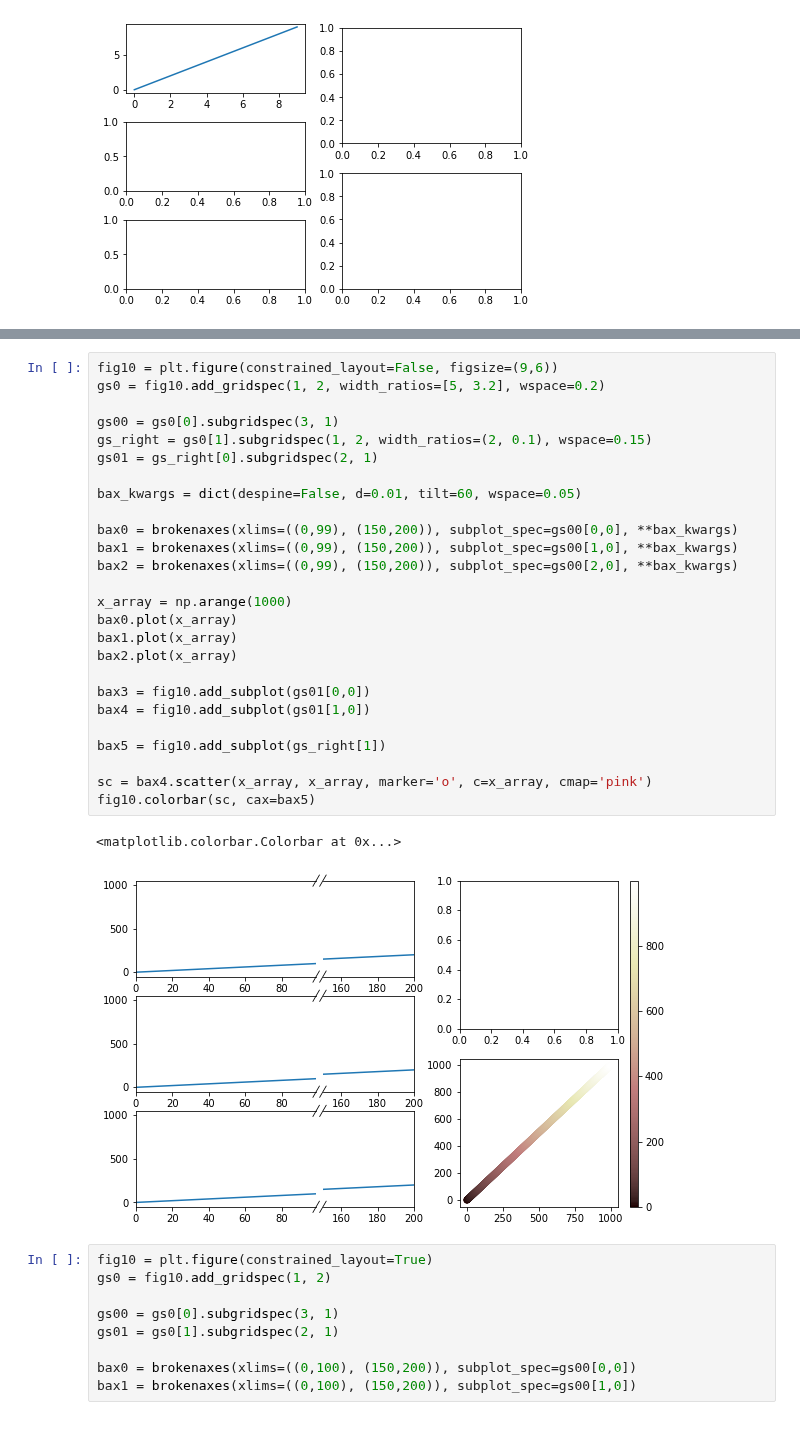
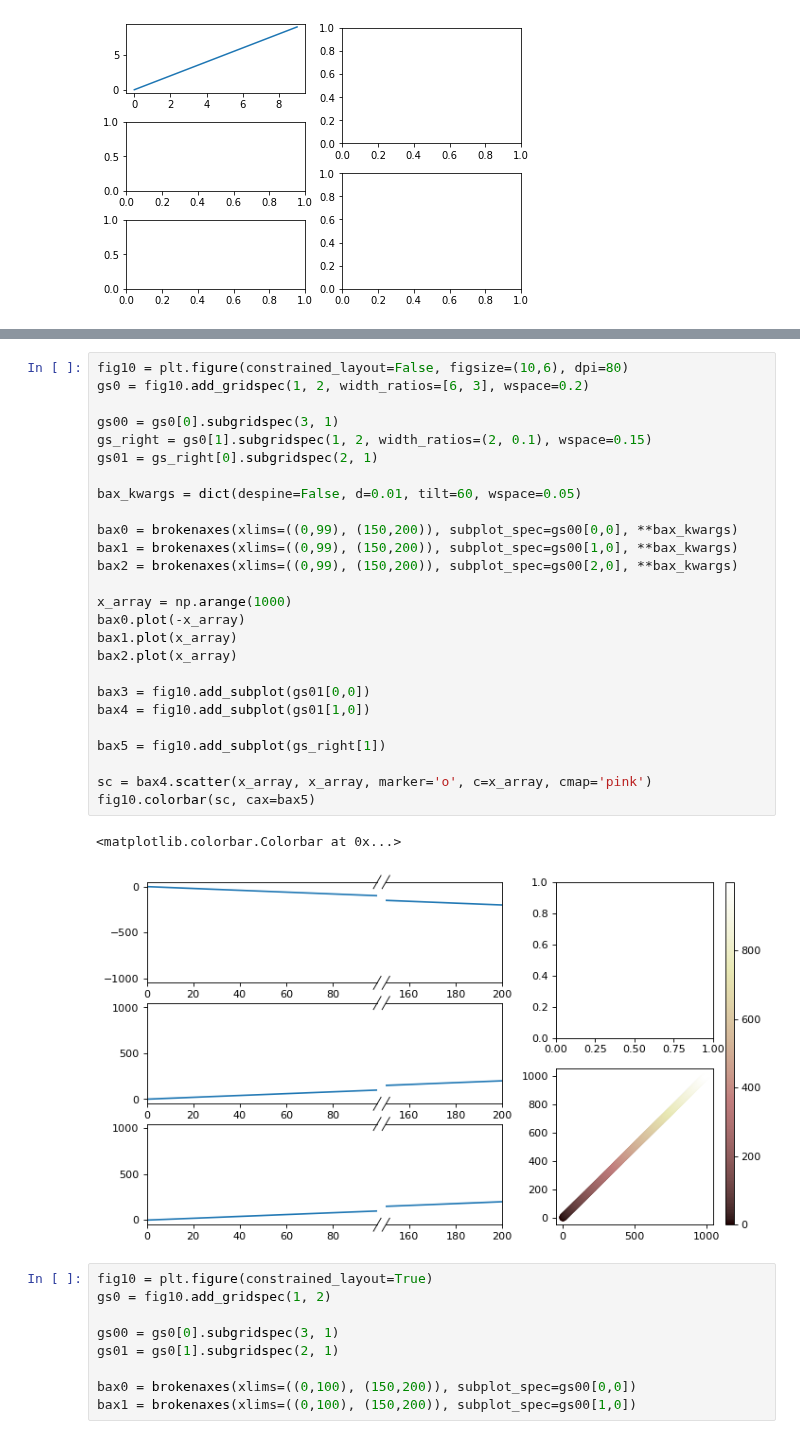
Before and after one commit to tomr-stargazer/Variability_Project_2020, a Jupyter notebook: wuvars/plotting/prototypes/Prototyping other lightcurve plots.ipynb, the cells around one changed output, grey strips where cells are left out. Cells and saved outputs as stored; diff of their text form.

```diff
--- a/wuvars/plotting/prototypes/Prototyping other lightcurve plots.ipynb
+++ b/wuvars/plotting/prototypes/Prototyping other lightcurve plots.ipynb
@@ -131,32 +133,32 @@ bax.hist(x, histtype='bar')
 # %%
-fig10 = plt.figure(constrained_layout=False, figsize=(9,6))
-gs0 = fig10.add_gridspec(1, 2, width_ratios=[5, 3.2], wspace=0.2)
+fig10 = plt.figure(constrained_layout=False, figsize=(10,6), dpi=80)
+gs0 = fig10.add_gridspec(1, 2, width_ratios=[6, 3], wspace=0.2)
 
 gs00 = gs0[0].subgridspec(3, 1)
 gs_right = gs0[1].subgridspec(1, 2, width_ratios=(2, 0.1), wspace=0.15)
 gs01 = gs_right[0].subgridspec(2, 1)
 
 bax_kwargs = dict(despine=False, d=0.01, tilt=60, wspace=0.05)
 
 bax0 = brokenaxes(xlims=((0,99), (150,200)), subplot_spec=gs00[0,0], **bax_kwargs)
 bax1 = brokenaxes(xlims=((0,99), (150,200)), subplot_spec=gs00[1,0], **bax_kwargs)
 bax2 = brokenaxes(xlims=((0,99), (150,200)), subplot_spec=gs00[2,0], **bax_kwargs)
 
 x_array = np.arange(1000)
-bax0.plot(x_array)
+bax0.plot(-x_array)
 bax1.plot(x_array)
 bax2.plot(x_array)
 
 bax3 = fig10.add_subplot(gs01[0,0])
 bax4 = fig10.add_subplot(gs01[1,0])
 
 bax5 = fig10.add_subplot(gs_right[1])
 
 sc = bax4.scatter(x_array, x_array, marker='o', c=x_array, cmap='pink')
 fig10.colorbar(sc, cax=bax5)
 # %% [output]
 <matplotlib.colorbar.Colorbar at 0x...>
-[figure, old version]
+[figure, new version]
 # %%
 fig10 = plt.figure(constrained_layout=True)
 gs0 = fig10.add_gridspec(1, 2)
```
Also changed, not shown: parts of 7 cells of this notebook, 1 other file.
